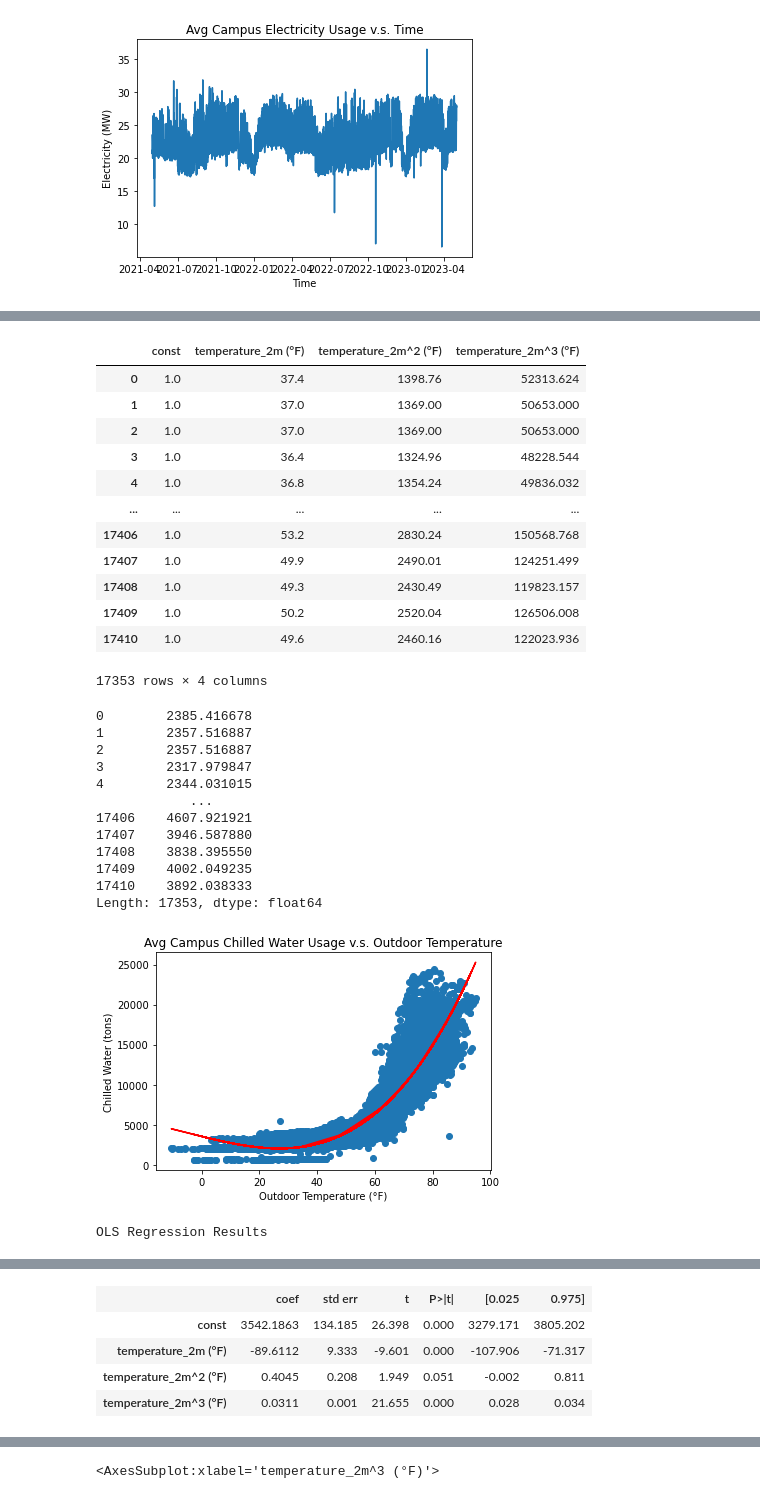
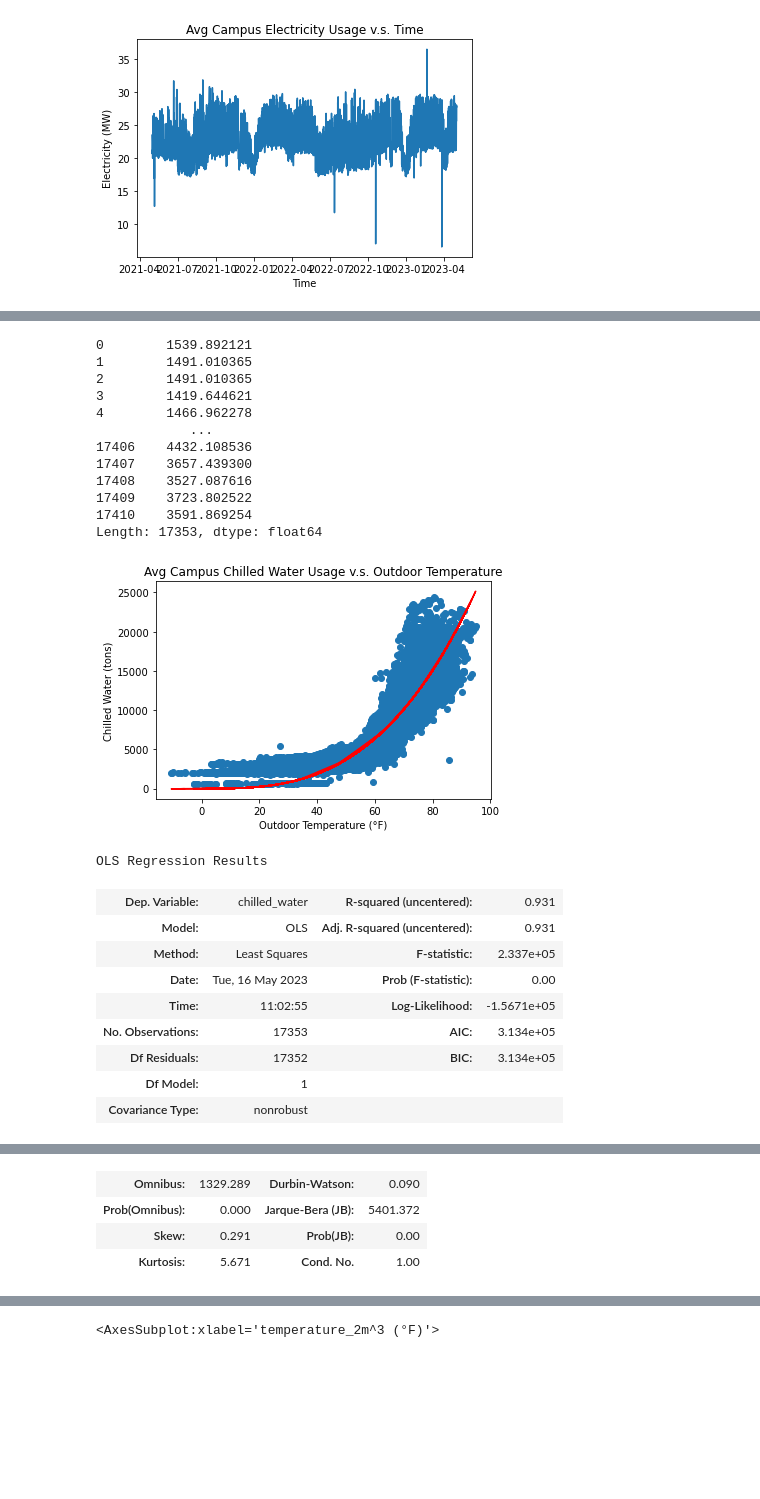
Before and after one commit to thereidfleish/ORIE-3120-Final-Project, a Jupyter notebook: ORIEProject/chilled_water.ipynb, the cells around one changed output, grey strips where cells are left out. Saved outputs shown, nothing was run; the diff lists cells and outputs as text; code cells hidden in the pictures; blank space fills up the shorter version.

```diff
--- a/ORIEProject/chilled_water.ipynb
+++ b/ORIEProject/chilled_water.ipynb
@@ -265,3 +265,7 @@ Notes:
 [1] Standard Errors assume that the covariance matrix of the errors is correctly specified.
 [2] The smallest eigenvalue is 4.53e-23. This might indicate that there are
 strong multicollinearity problems or that the design matrix is singular.
+# %%
+df["temperature_2m (°F)^2"] = np.power(df["temperature_2m (°F)"], 2)
+df["temperature_2m (°F)^3"] = np.power(df["temperature_2m (°F)"], 3)
+df
@@ -268,9 +334,6 @@ strong multicollinearity problems or that the design matrix is singular.
 # %%
-X = df.copy()
-X["temperature_2m^2 (°F)"] = np.power(df["temperature_2m (°F)"], 2)
-X = sm.add_constant(X["temperature_2m^2 (°F)"])
-display(X)
-
+X = df[["temperature_2m (°F)^2"]]
+X = sm.add_constant(X)
 model_q1 = sm.OLS(Y, X).fit()
 predictions = model_q1.predict(X)
 print(predictions)
@@ -334,44 +384,39 @@ strong multicollinearity or other numerical problems.
 # %%
-X["temperature_2m^3 (°F)"] = np.power(df["temperature_2m (°F)"], 3)
-display(X)
-
+X = df[["temperature_2m (°F)^3"]]
+# X = sm.add_constant(X)
 model_q1 = sm.OLS(Y, X).fit()
 predictions = model_q1.predict(X)
 print(predictions)
 
-plt.scatter(X["temperature_2m (°F)"], Y)
-plt.plot(X["temperature_2m (°F)"], predictions, c="red")
+plt.scatter(df["temperature_2m (°F)"], Y)
+plt.plot(df["temperature_2m (°F)"], predictions, c="red")
 plt.title("Avg Campus Chilled Water Usage v.s. Outdoor Temperature")
 plt.xlabel("Outdoor Temperature (°F)")
 plt.ylabel("Chilled Water (tons)")
 plt.show()
 
 model_q1.summary()
 # %% [output]
+0        1539.892121
+1        1491.010365
+2        1491.010365
+3        1419.644621
+4        1466.962278
+            ...
+17406    4432.108536
+17407    3657.439300
+17408    3527.087616
+17409    3723.802522
+17410    3591.869254
+Length: 17353, dtype: float64
+[figure, new version]
+OLS Regression Results
-|  | const | temperature_2m (°F) | temperature_2m^2 (°F) | temperature_2m^3 (°F) |
-| 0 | 1.0 | 37.4 | 1398.76 | 52313.624 |
-| 1 | 1.0 | 37.0 | 1369.00 | 50653.000 |
-| 2 | 1.0 | 37.0 | 1369.00 | 50653.000 |
-| 3 | 1.0 | 36.4 | 1324.96 | 48228.544 |
-| 4 | 1.0 | 36.8 | 1354.24 | 49836.032 |
-| ... | ... | ... | ... | ... |
-| 17406 | 1.0 | 53.2 | 2830.24 | 150568.768 |
-| 17407 | 1.0 | 49.9 | 2490.01 | 124251.499 |
-| 17408 | 1.0 | 49.3 | 2430.49 | 119823.157 |
-| 17409 | 1.0 | 50.2 | 2520.04 | 126506.008 |
-| 17410 | 1.0 | 49.6 | 2460.16 | 122023.936 |
+| Dep. Variable: | chilled_water | R-squared (uncentered): | 0.931 |
+| Model: | OLS | Adj. R-squared (uncentered): | 0.931 |
+| Method: | Least Squares | F-statistic: | 2.337e+05 |
+| Date: | Tue, 16 May 2023 | Prob (F-statistic): | 0.00 |
+| Time: | 11:02:55 | Log-Likelihood: | -1.5671e+05 |
+| No. Observations: | 17353 | AIC: | 3.134e+05 |
+| Df Residuals: | 17352 | BIC: | 3.134e+05 |
+| Df Model: | 1 |  |  |
+| Covariance Type: | nonrobust |  |  |
-17353 rows × 4 columns
-0        2385.416678
-1        2357.516887
-2        2357.516887
-3        2317.979847
-4        2344.031015
-            ...
-17406    4607.921921
-17407    3946.587880
-17408    3838.395550
-17409    4002.049235
-17410    3892.038333
-Length: 17353, dtype: float64
-[figure, old version]
-OLS Regression Results
@@ -387,5 +425,4 @@ OLS Regression Results
-|  | coef | std err | t | P>|t| | [0.025 | 0.975] |
-| const | 3542.1863 | 134.185 | 26.398 | 0.000 | 3279.171 | 3805.202 |
-| temperature_2m (°F) | -89.6112 | 9.333 | -9.601 | 0.000 | -107.906 | -71.317 |
-| temperature_2m^2 (°F) | 0.4045 | 0.208 | 1.949 | 0.051 | -0.002 | 0.811 |
-| temperature_2m^3 (°F) | 0.0311 | 0.001 | 21.655 | 0.000 | 0.028 | 0.034 |
+| Omnibus: | 1329.289 | Durbin-Watson: | 0.090 |
+| Prob(Omnibus): | 0.000 | Jarque-Bera (JB): | 5401.372 |
+| Skew: | 0.291 | Prob(JB): | 0.00 |
+| Kurtosis: | 5.671 | Cond. No. | 1.00 |
```
Also changed, not shown: parts of 6 cells of this notebook.
